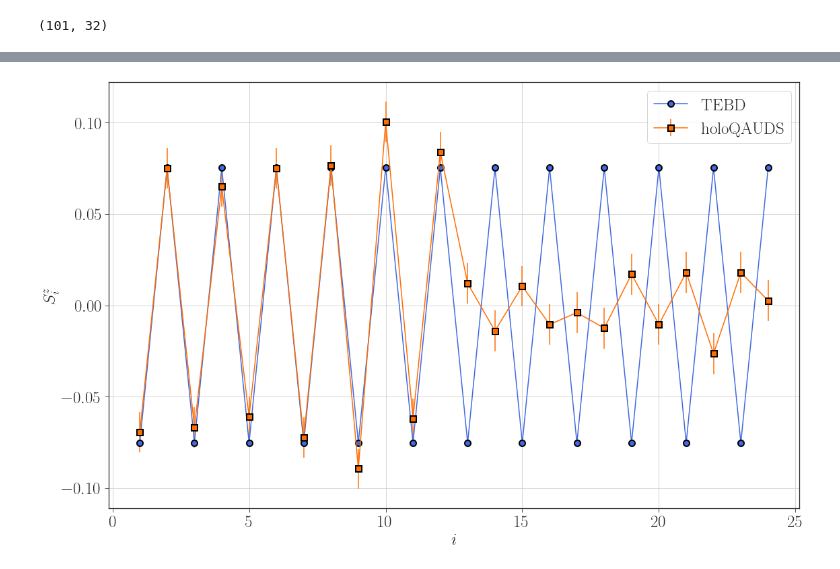
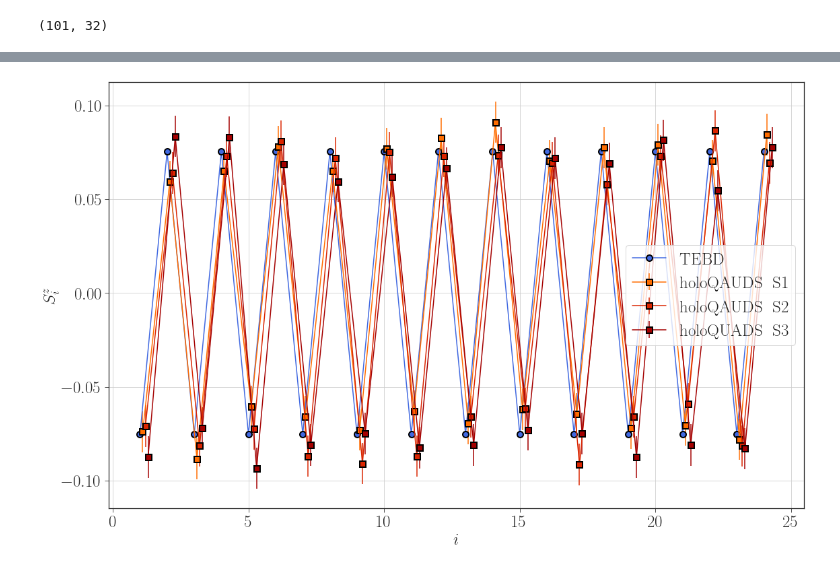
Before and after one commit to xiaobo-23/EntangledLightConeSampling, a Jupyter notebook: HQA_Data_Analysis.ipynb, the cells around one changed output, grey strips where cells are left out. Cells and saved outputs as stored; diff of their text form; code cells hidden in the pictures.

Commit message:
Fix sampling and reset preocedure

```diff
--- a/HQA_Data_Analysis.ipynb
+++ b/HQA_Data_Analysis.ipynb
@@ -881,8 +881,7 @@ Sz_TEBD.shape
 '''
 
 path = "Data/holoQUADS_Circuit_N12_h0.2_T5.0_Rotations_Only_Sample_AFM_"
-version = ["v1"]
-# version = ["v1", "v2", "v3", "v4", "v5"]
+version = ["v1", "v2", "v3"]
 Sz_ave, Sz_err = [], []
 
 for index in range(len(version)):
@@ -912,34 +923,35 @@ def obtain_colors(number_of_lines, palette):
 # %%
 '''
     Benchmark holoQUADS circuit against TEBD
 '''
 
 fig = plt.figure(figsize = (16, 16 * goldenRatio), tight_layout = True)
 spec = gridspec.GridSpec(nrows = 1, ncols = 1, figure = fig)
 plt.style.use('seaborn-ticks')
 
 ax = fig.add_subplot(spec[0, 0])
 # color = ['royalblue', 'orange', 'darkviolet', 'teal', 'coral']
 color = obtain_colors(8, cm.gist_heat_r)
 marker = ['D', '^', 's', 'o', '>']
-label = [r'$\rm N_{sample} = 2000$' for ind in range(5)]
+label = [r'$\rm holoQAUDS \;\; S1$', r'$\rm holoQAUDS \;\; S2$', r'$\rm holoQUADS \;\; S3$']
+# label = [r'$\rm N_{sample} = 2000$' for ind in range(5)]
 
 
 ax.plot(np.arange(1, 25), Sz_TEBD[50, :24].real, color = 'royalblue', marker = 'o', markersize = 9, \
      markeredgecolor = 'black', markeredgewidth = 2, label = r'$\rm TEBD$')
-for index in range(1):
-    ax.errorbar(np.arange(1, 25) + 0.05 * index, Sz_ave[index][:24], yerr = Sz_err[index][:], color = color[index + 2], marker = 's', markersize = 9, \
-         markeredgecolor = 'black', markeredgewidth = 2, label = r'$\rm holoQAUDS$')
+for index in range(3):
+    ax.errorbar(np.arange(1, 25) + 0.1 * (index + 1), Sz_ave[index][:24], yerr = Sz_err[index][:], color = color[index + 2], marker = 's', markersize = 9, \
+         markeredgecolor = 'black', markeredgewidth = 2, label = label[index])
 
 ax.set_xlabel(r'$i$', fontsize = 25)
 ax.set_ylabel(r'$S^{z}_{i}$', fontsize = 25)
 # ax.set_xticks(np.arange(1, 9))
 # ax.set_xlim(.97, 2.1)
 # ax.set_ylim(-.1, .5)
 ax.tick_params(axis = "both", which = "major", labelsize = 25)
 ax.legend(frameon = True, fontsize = 25)
 ax.grid()
 
-# plt.savefig('Figures/Kicked_Ising_holoQUADS_Benchmark_Rotations_Only_Random_N8_T3.pdf')
+plt.savefig('Figures/Kicked_Ising_holoQUADS_Benchmark_Rotations_Plus_Reset_N12_T5.pdf')
 # %% [output]
-[figure, old version]
+[figure, new version]
```
Also changed, not shown: parts of 1 cell of this notebook, 4 other files.
